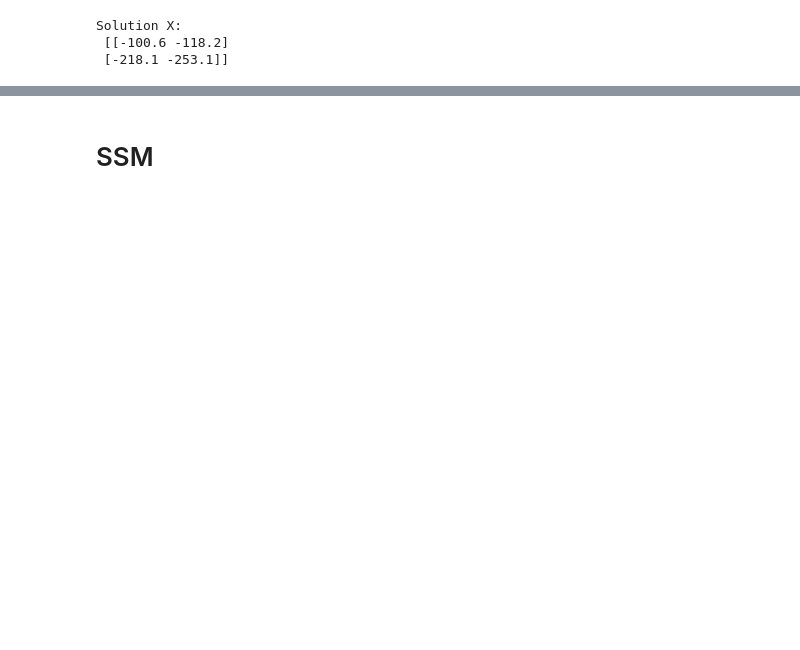
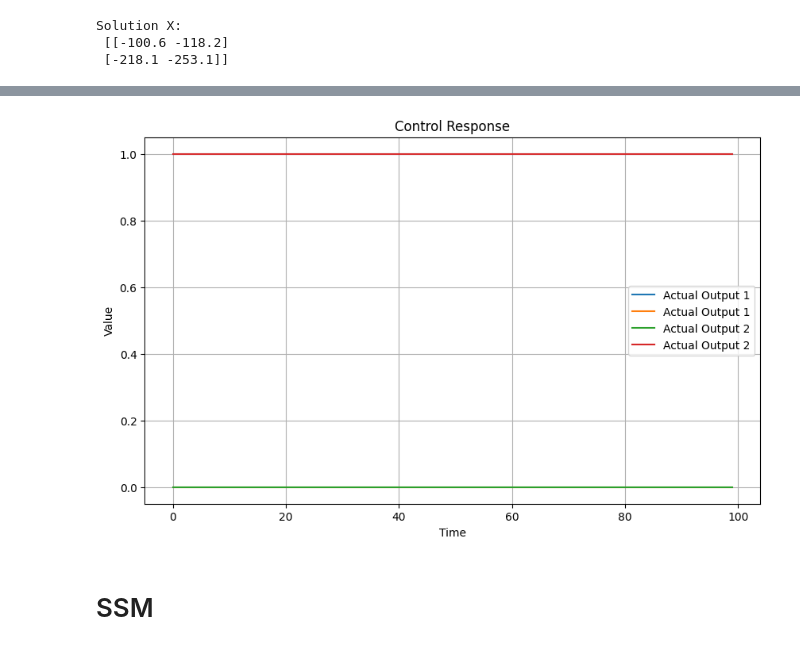
Before and after one commit to Ykiiii/Timing-signal-analysis, a Jupyter notebook: RNN.ipynb, the cells around one changed output, grey strips where cells are left out. Drawn from its saved outputs; the diff is of its cells as text; code cells hidden in the pictures; blank space fills up the shorter version.

```diff
--- a/RNN.ipynb
+++ b/RNN.ipynb
@@ -901,3 +701,88 @@ print("Solution X:\n", X_solution)
 Solution X:
  [[-100.6 -118.2]
  [-218.1 -253.1]]
+# %%
+import numpy as np
+import matplotlib.pyplot as plt
+
+# 定义 ZNN 辨识器的更新规则
+def znn_update(X, A, B, C, A_dot, B_dot, C_dot, gamma):
+    error = A @ X @ B + X - C
+    error_dot = A_dot @ X @ B + A @ X @ B_dot + A @ X @ B + X - C_dot
+    F_error = np.maximum(0, error)
+    X_dot = -gamma * (A_dot @ F_error @ B + A @ F_error @ B_dot + A @ F_error @ B + F_error)
+    return X + X_dot
+
+# ZNN 主函数
+def znn_solve(A, B, C, A_dot, B_dot, C_dot, gamma=0.1, max_iterations=1000, tolerance=1e-6):
+    X = np.eye(A.shape[1])  # 初始化猜测为单位矩阵
+    for i in range(max_iterations):
+        X_new = znn_update(X, A, B, C, A_dot, B_dot, C_dot, gamma)
+        if np.linalg.norm(X_new - X) < tolerance:  # 检查是否收敛
+            return X_new
+        X = X_new
+    return X
+
+# 示例：使用 ZNN 辨识器来自适应控制一个简单的系统
+# 系统模型（假设已知）
+A_system = np.array([[0.5, 0.2], [-0.1, 0.3]])  # 系统状态方程的系数矩阵
+B_system = np.array([[1], [0.5]])              # 输入系数矩阵
+C_system = np.array([[1, 0], [0, 1]])          # 输出矩阵
+
+# PID 控制器参数（初始设定）
+Kp = 0.5
+Ki = 0.1
+Kd = 0.2
+
+# ZNN 辨识器参数（初始设定）
+A_dot = np.zeros_like(A_system)
+B_dot = np.zeros_like(B_system)
+C_dot = np.zeros_like(C_system)
+gamma = 0.1
+
+# 设定控制信号和期望输出
+desired_output = np.array([[2], [1]])
+
+# 存储控制信号和实际输出的列表
+control_signal_list = []
+actual_output_list = []
+
+# 自适应控制主循环
+for t in range(100):
+    # 使用 ZNN 辨识器估计系统动态特性
+    X_estimate = znn_solve(A_system, B_system, C_system, A_dot, B_dot, C_dot, gamma)
+
+    # 使用 PID 控制器控制系统
+    error = desired_output - C_system
+    control_signal = Kp * error + Ki * np.sum(error) + Kd * (error[0] - error[1])  # 假设输出为二维
+
+    # 更新 PID 控制器的参数（自适应调整）
+    # 这里可以根据 ZNN 辨识器的输出调整 PID 控制器的参数
+
+    # 更新系统状态
+    # 这里可以使用系统的状态方程更新系统的状态
+
+    # 存储控制信号和实际输出
+    control_signal_list.append(control_signal)
+    actual_output_list.append(C_system.copy())
+
+    # 打印控制信号和实际输出
+    print("Control signal:", control_signal)
+    print("Actual output:", C_system)
+
+# 将列表转换为 NumPy 数组以进行绘图
+control_signal_array = np.array(control_signal_list)
+actual_output_array = np.array(actual_output_list)
+
+# 绘制控制响应曲线
+plt.figure(figsize=(10, 6))
+# plt.plot(control_signal_array, label='Control Signal')
+plt.plot(actual_output_array[:, 0], label='Actual Output 1')
+plt.plot(actual_output_array[:, 1], label='Actual Output 2')
+plt.xlabel('Time')
+plt.ylabel('Value')
+plt.title('Control Response')
+plt.legend()
+plt.grid(True)
+plt.show()
+# %% [output]
@@ -904,3 +806,4 @@ Solution X:
+[figure, added]
 # %% [markdown]
 # SSM
 # %%
```
Also changed, not shown: parts of 42 cells of this notebook.
